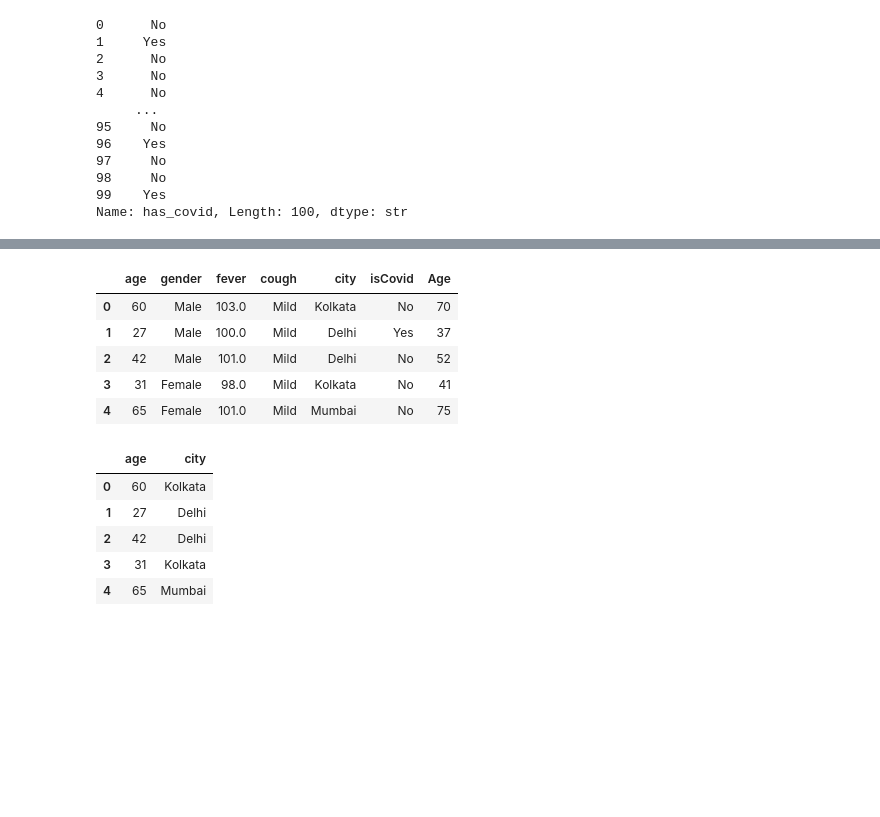
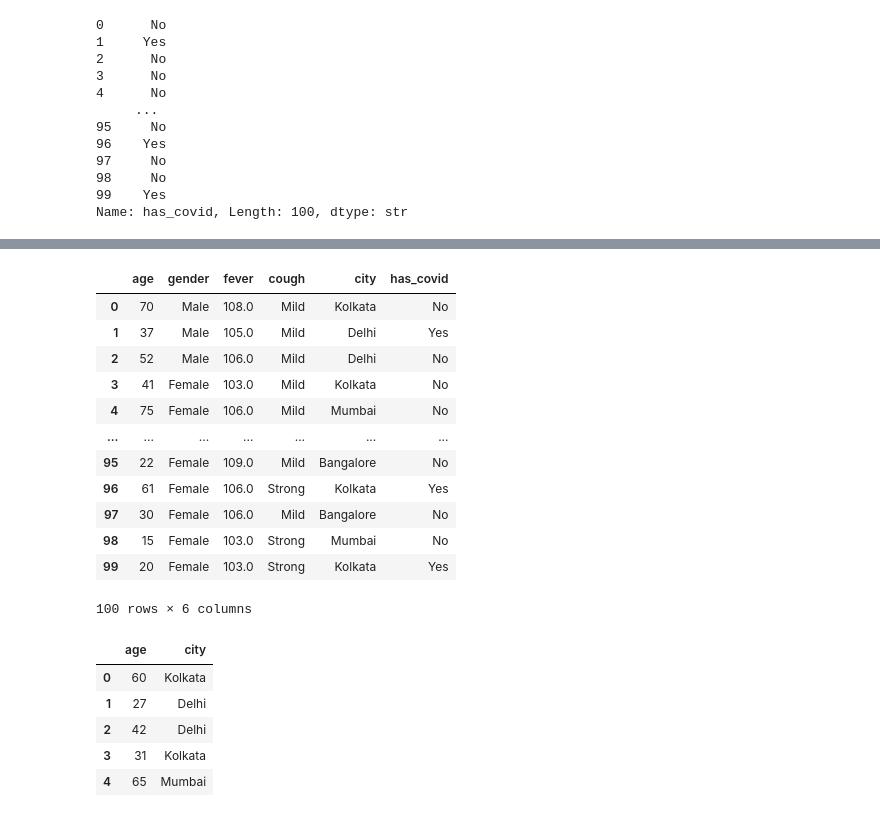
Before and after one commit to ubaidali5210/Advance-Python, a Jupyter notebook: pandas.ipynb, the cells around one changed output, grey strips where cells are left out. Saved outputs shown, nothing was run; the diff lists cells and outputs as text; code cells hidden in the pictures; blank space fills up the shorter version.

```diff
--- a/pandas.ipynb
+++ b/pandas.ipynb
@@ -266,13 +424,26 @@ df.head()
 # %%
-df['Age'] = df['age'] + 10
+df = pd.read_csv('data\covid_toy.csv')
+
+df['age'] = df['age'] + 10
 df.head()
+
+df['fever'] = df['fever'] +5
+df
+# it added or subtract in anything but it must be numaric
 # %% [output]
-|  | age | gender | fever | cough | city | isCovid | Age |
-| 0 | 60 | Male | 103.0 | Mild | Kolkata | No | 70 |
-| 1 | 27 | Male | 100.0 | Mild | Delhi | Yes | 37 |
-| 2 | 42 | Male | 101.0 | Mild | Delhi | No | 52 |
-| 3 | 31 | Female | 98.0 | Mild | Kolkata | No | 41 |
-| 4 | 65 | Female | 101.0 | Mild | Mumbai | No | 75 |
+|  | age | gender | fever | cough | city | has_covid |
+| 0 | 70 | Male | 108.0 | Mild | Kolkata | No |
+| 1 | 37 | Male | 105.0 | Mild | Delhi | Yes |
+| 2 | 52 | Male | 106.0 | Mild | Delhi | No |
+| 3 | 41 | Female | 103.0 | Mild | Kolkata | No |
+| 4 | 75 | Female | 106.0 | Mild | Mumbai | No |
+| ... | ... | ... | ... | ... | ... | ... |
+| 95 | 22 | Female | 109.0 | Mild | Bangalore | No |
+| 96 | 61 | Female | 106.0 | Strong | Kolkata | Yes |
+| 97 | 30 | Female | 106.0 | Mild | Bangalore | No |
+| 98 | 15 | Female | 103.0 | Strong | Mumbai | No |
+| 99 | 20 | Female | 103.0 | Strong | Kolkata | Yes |
+100 rows × 6 columns
 # %%
 df[['age', 'city']].head()
 # %% [output]
```
Also changed, not shown: parts of 27 cells of this notebook.
